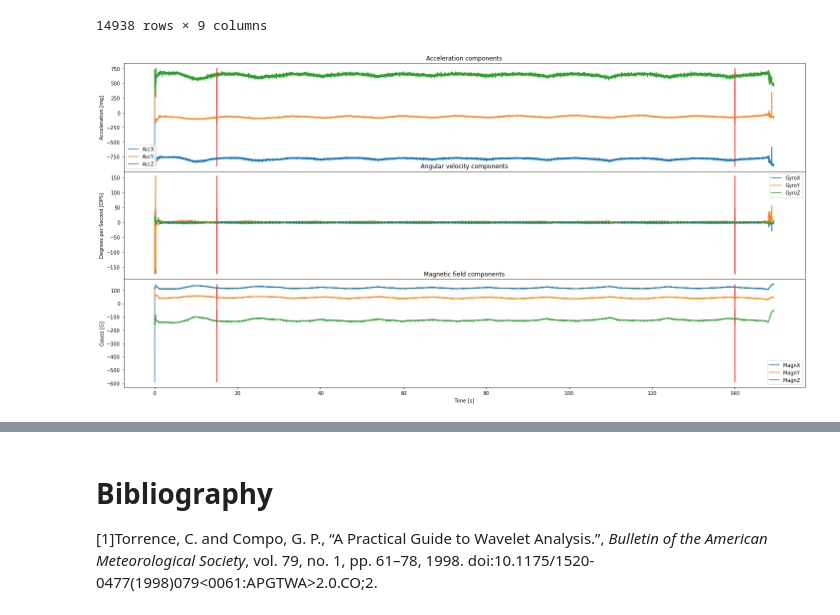
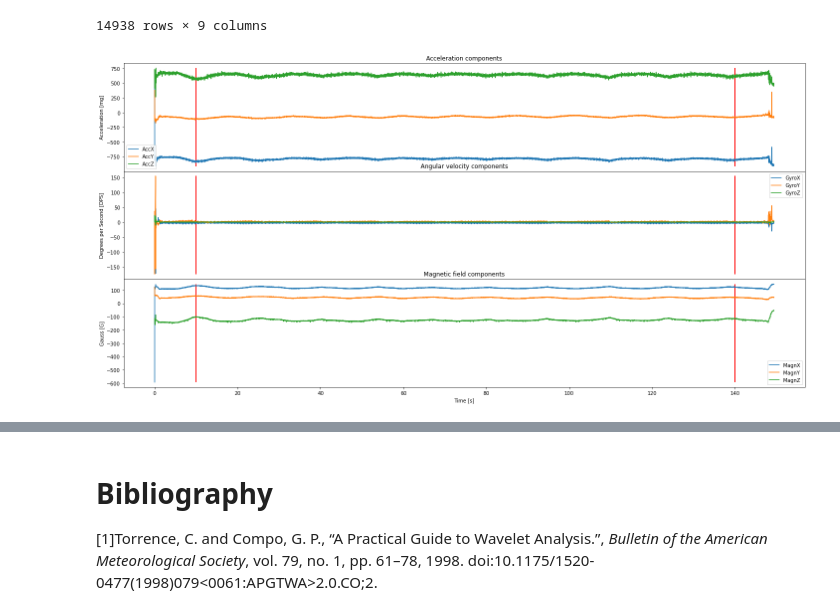
Before and after one commit to zanocrate/LCP_projects_Y4, a Jupyter notebook: Project.ipynb, the cells around one changed output, grey strips where cells are left out. Drawn from its saved outputs; the diff is of its cells as text; code cells hidden in the pictures.

```diff
--- a/Project.ipynb
+++ b/Project.ipynb
@@ -439,7 +473,7 @@ def get_scales(wav,min_freq,max_freq,sampling_rate,Nscales=500,verbose=False):
 def make_spectrogram(coefs,scales,t_series,title,cmap='jet'):
     """
     Function that plots the scalogram of the decomposed signal.
-    Plots the scalogram with x axis corresponding to the time-series (works by providing t0 and t1, assuming linearly time spaced samples)
+    Plots the scalogram with x axis corresponding to the time-series
     And y axis corresponding to scale array (assuming linearly spaced scale factors)
     Because of poorly implemented imshow() method of matplotlib.
     Arguments:
@@ -453,6 +487,10 @@ def make_spectrogram(coefs,scales,t_series,title,cmap='jet'):
     ax.set_title(title)
     ax.set_ylabel('Wavelet Scale Factor')
     pos = ax.imshow(coefs,aspect='auto',extent=(t_series[0],t_series[-1],scales[-1],scales[1]),cmap=cmap)
+    f = lambda s : pywt.scale2frequency(wav,s)*sampling_rate
+    finv = lambda f : pywt.scale2frequency(wav,1)*sampling_rate/f
+    secax=ax.secondary_yaxis('right')
+    # print(secax.get_yticks())
     cbar=fig.colorbar(pos)
     # cbar_label = 'CWT coefficients'
     # cbar.set_label(cbar_label)
@@ -469,5 +554,7 @@ $$
 # %%
 data_in = magnT[:,1]
-wav = 'cmor5.0-1.0'
+B=1.0
+C=1.0
+wav = 'cmor'+str(B)+'-'+str(C)
 scales = get_scales(wav,0.1,100,sampling_rate,500,True)
 # %% [output]
@@ -524,0 +568,13 @@ ax.plot(df.index,scales_max_avrg,'ro',alpha=0.5)
+# %%
+# mettere a posto normalizzazione rispetto a rumore
+var_data=np.var(data_in)
+power_spectrum_normalized = power_spectrum/var_data
+(y,x)=np.where(power_spectrum_normalized>3*var_data)
+
+
+fig,ax=make_spectrogram(power_spectrum,scales,df.index,'Second Magnetometer PCA component Power Spectrum')
+ax=plot_coi_over_spectrogram(ax,B,scales,sampling_rate,df.index.values)
+scales_max_avrg,mask=peak_seeking(power_spectrum,B,scales,sampling_rate,df.index.values)
+ax.plot(df.index.values[mask],scales_max_avrg[mask],linestyle='--',linewidth=4,color='magenta',label='Time-window averaged maximum coefficient')
+
+ax.legend()
@@ -559,37 +625,37 @@ Dataset sampling rate: 100 Hz
 14938 rows × 9 columns
 # %%
 # we define the time-window based on a previous dataset exploration, in order to have the timestamp already represented on the plot
-timestamp1 = 15
+timestamp1 = 10
 timestamp2 = 140
 
 fig,axs = plt.subplots(3,1,sharex=True,figsize=[20,10],gridspec_kw={'hspace': 0})
 # plot the acceleration vectors
 axs[0].set_title('Acceleration components')
 for acc in acc_columns:
-    axs[0].vlines(timestamp1,df_init2[acc].min(),df_init2[acc].max(),color='red')
-    axs[0].vlines(timestamp2,df_init2[acc].min(),df_init2[acc].max(),color='red')
+    axs[0].vlines(timestamp1,df_init2[acc_columns].min().min(),df_init2[acc_columns].max().max(),color='red')
+    axs[0].vlines(timestamp2,df_init2[acc_columns].min().min(),df_init2[acc_columns].max().max(),color='red')
     axs[0].plot(df_init2.index,df_init2[acc],label=acc)
     axs[0].set_ylabel('Acceleration [mg]')
 # plot the angular velocity components
 axs[1].set_title('Angular velocity components')
 for gyro in gyro_columns:
-    axs[1].vlines(timestamp1,df_init2[gyro].min(),df_init2[gyro].max(),color='red')
-    axs[1].vlines(timestamp2,df_init2[gyro].min(),df_init2[gyro].max(),color='red')
+    axs[1].vlines(timestamp1,df_init2[gyro_columns].min().min(),df_init2[gyro_columns].max().max(),color='red')
+    axs[1].vlines(timestamp2,df_init2[gyro_columns].min().min(),df_init2[gyro_columns].max().max(),color='red')
     axs[1].plot(df_init2.index,df_init2[gyro],label=gyro)
     axs[1].set_ylabel('Degrees per Second [DPS]')
 # plot the magnetic field components
 axs[2].set_title('Magnetic field components')
 for magn in magn_columns:
-    axs[2].vlines(timestamp1,df_init2[magn].min(),df_init2[magn].max(),color='red')
-    axs[2].vlines(timestamp2,df_init2[magn].min(),df_init2[magn].max(),color='red')
+    axs[2].vlines(timestamp1,df_init2[magn_columns].min().min(),df_init2[magn_columns].max().max(),color='red')
+    axs[2].vlines(timestamp2,df_init2[magn_columns].min().min(),df_init2[magn_columns].max().max(),color='red')
     axs[2].plot(df_init2.index,df_init2[magn],label=magn)
     axs[2].set_ylabel('Gauss [G]')
 for ax in axs:   ax.legend()
 axs[-1].set_xlabel('Time [s]')
 fig.tight_layout()
 plt.show()
 # %% [output]
-[figure, old version]
+[figure, new version]
 # %%
 # let's restrict our working time window to the one presented in the plots
 df2 =df_init2.loc[timestamp1:timestamp2] # working on the 6s-71s subset
```
Also changed, not shown: parts of 23 cells of this notebook.
